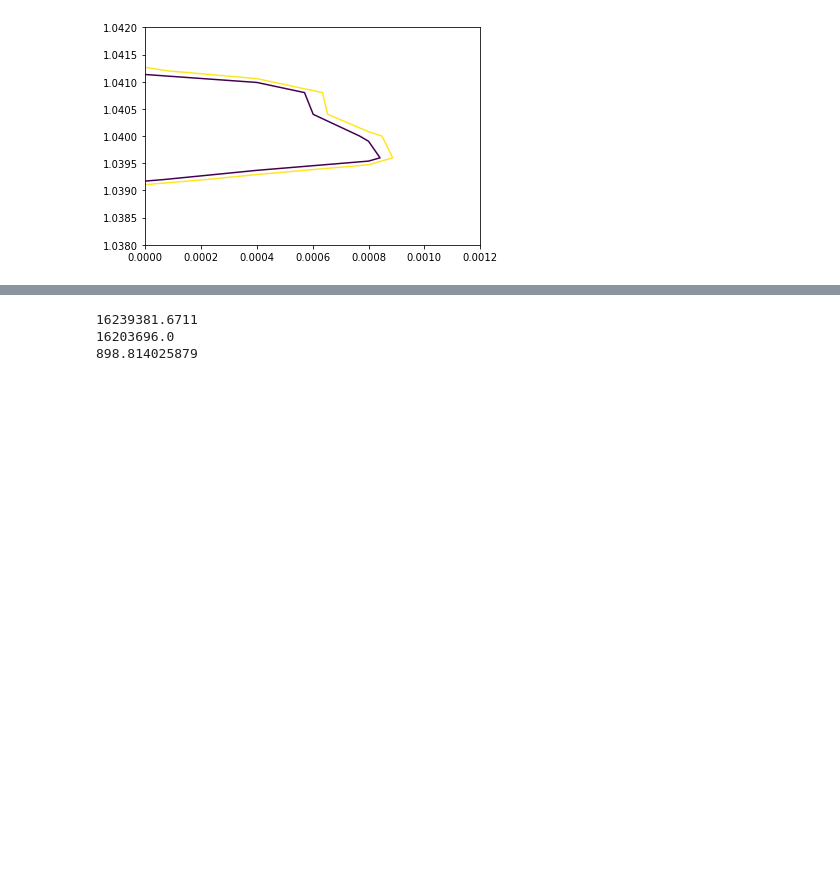
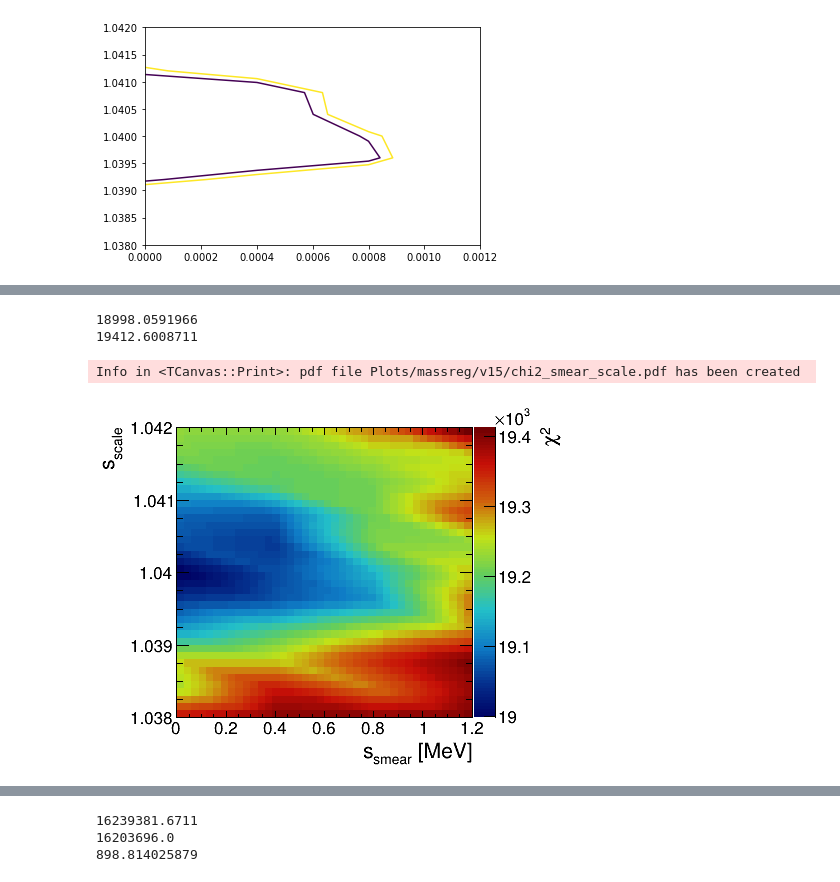
Before and after one commit to mbandrews/h2aa, a Jupyter notebook: zeeAnalysis/zee_plots-ss-syst-contour2.ipynb, the cells around one changed output, grey strips where cells are left out. Saved outputs shown, nothing was run; the diff lists cells and outputs as text; code cells hidden in the pictures; blank space fills up the shorter version.

```diff
--- a/zeeAnalysis/zee_plots-ss-syst-contour2.ipynb
+++ b/zeeAnalysis/zee_plots-ss-syst-contour2.ipynb
@@ -789,0 +777,66 @@ Info in <TCanvas::Print>: pdf file Plots/massreg/v13/DYToEE_data2017obg2017-dy_e
+# %%
+hproj = {}
+cproj = {}
+
+k = 'src'
+hproj[k] = h['contsgraph'].GetHistogram()
+hproj[k].SetName(k)
+
+cproj[k] = ROOT.TCanvas(k, k, 480, 400)
+hproj[k] = set_hist(hproj[k], "s_{smear} [MeV]", "s_{scale}", "")
+ROOT.gPad.SetTopMargin(0.08)
+ROOT.gPad.SetBottomMargin(0.14)
+ROOT.gPad.SetLeftMargin(0.17)
+ROOT.gPad.SetRightMargin(0.21) # with colz
+#ROOT.gPad.SetRightMargin(0.04) # without colz
+ROOT.gStyle.SetPalette(55)#53
+ROOT.TGaxis.fgMaxDigits = 3
+hproj[k].SetTitle('')
+
+hproj[k].GetYaxis().SetTitleOffset(1.4)
+hproj[k].GetYaxis().SetLabelOffset(0.01)
+hproj[k].GetYaxis().SetTitleSize(0.06)
+hproj[k].GetYaxis().SetLabelSize(0.05)
+hproj[k].GetYaxis().SetLabelFont(42)
+hproj[k].GetYaxis().SetTitleFont(42)
+hproj[k].GetYaxis().SetMaxDigits(3)
+#hproj[k].GetYaxis().SetNdivisions(-606)
+hproj[k].GetYaxis().SetNdivisions(-404)
+
+hproj[k].GetZaxis().SetTitle('#chi^{2}')
+hproj[k].GetZaxis().SetTitleOffset(1.2)
+hproj[k].GetZaxis().SetTitleSize(0.06)
+hproj[k].GetZaxis().SetTitleFont(42)
+hproj[k].GetZaxis().SetLabelSize(0.05)
+hproj[k].GetZaxis().SetLabelFont(42)
+hproj[k].GetZaxis().SetMaxDigits(3)
+hproj[k].GetZaxis().SetNdivisions(405)
+
+hproj[k].GetXaxis().SetTitleOffset(1.0)
+hproj[k].GetXaxis().SetTitleSize(0.06)
+hproj[k].GetXaxis().SetLabelSize(0.05)
+hproj[k].GetXaxis().SetLabelFont(42)
+hproj[k].GetXaxis().SetTitleFont(42)
+
+print(hproj[k].GetMinimum())
+print(hproj[k].GetMaximum())
+
+#i, j = 0, 1
+#hproj[k] =
+hproj[k].SetContour(100)
+hproj[k].Draw('COLZ')
+
+#palette = hproj[k].GetListOfFunctions().FindObject("palette")
+#palette.SetX1NDC(0.795)
+#palette.SetX2NDC(0.845)
+#palette.SetY2NDC(0.92)
+#palette.SetY1NDC(0.139)
+
+cproj[k].Draw()
+
+cproj[k].Print('%s/chi2_smear_scale.pdf'%(plot_dir))
+# %% [output]
+18998.0591966
+19412.6008711
+Info in <TCanvas::Print>: pdf file Plots/massreg/v15/chi2_smear_scale.pdf has been created
+[figure, added]
```
Also changed, not shown: parts of 13 cells of this notebook, 37 other files.
